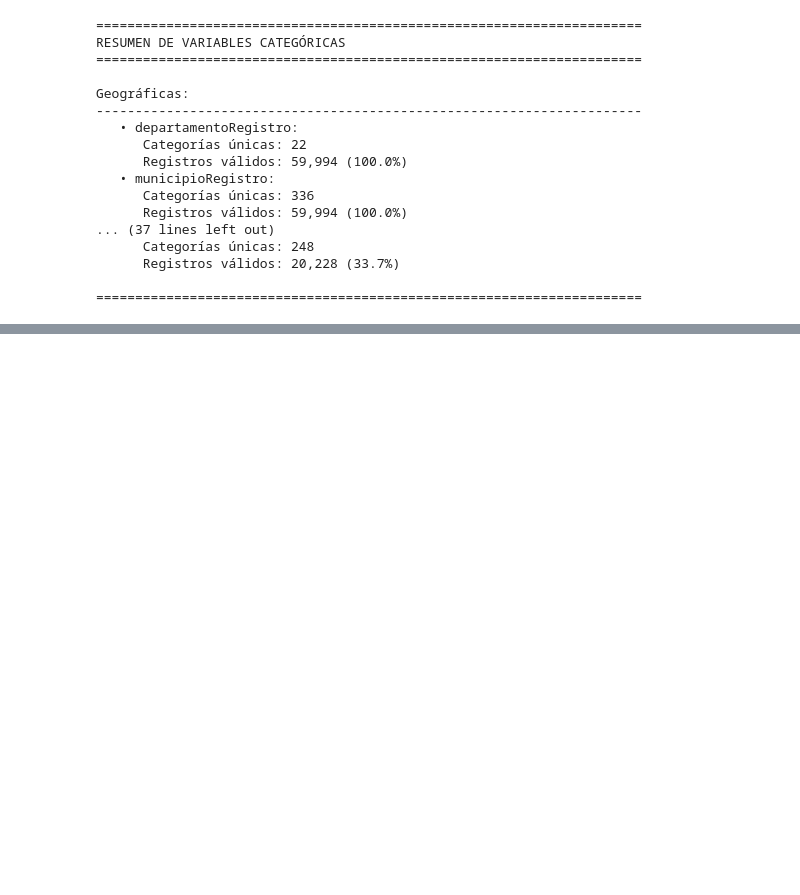
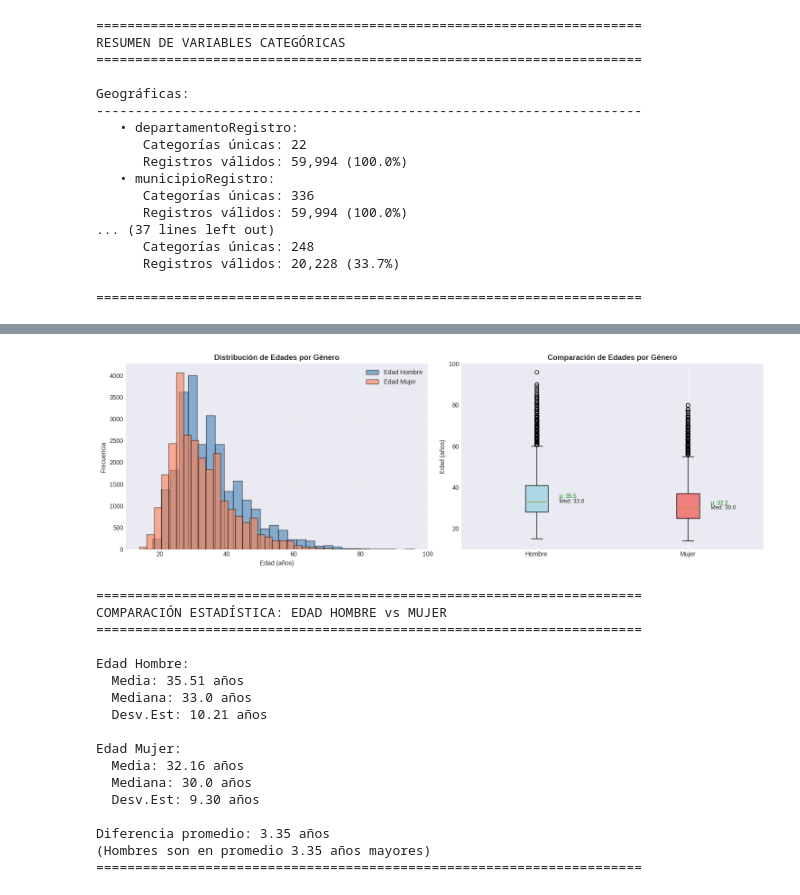
Before and after one commit to Tunchxz/CC3074-Proyecto-1, a Jupyter notebook: proyecto-1.ipynb, the cells around one changed output, grey strips where cells are left out. Saved outputs shown, nothing was run; the diff lists cells and outputs as text; code cells hidden in the pictures; blank space fills up the shorter version.

```diff
--- a/proyecto-1.ipynb
+++ b/proyecto-1.ipynb
@@ -1238,0 +1804,73 @@ Geográficas:
+# %%
+# Análisis comparativo de edades entre hombres y mujeres
+fig, axes = plt.subplots(1, 2, figsize=(15, 5))
+
+# Histograma comparativo
+axes[0].hist(df_limpio['edadHombre'].dropna(), bins=30, alpha=0.6,
+            label='Edad Hombre', color='steelblue', edgecolor='black')
+axes[0].hist(df_limpio['edadMujer'].dropna(), bins=30, alpha=0.6,
+            label='Edad Mujer', color='coral', edgecolor='black')
+axes[0].set_xlabel('Edad (años)')
+axes[0].set_ylabel('Frecuencia')
+axes[0].set_title('Distribución de Edades por Género', fontweight='bold')
+axes[0].legend()
+axes[0].grid(True, alpha=0.3)
+
+# Boxplot comparativo
+data_edades = [df_limpio['edadHombre'].dropna(), df_limpio['edadMujer'].dropna()]
+bp = axes[1].boxplot(data_edades, labels=['Hombre', 'Mujer'], patch_artist=True)
+bp['boxes'][0].set_facecolor('lightblue')
+bp['boxes'][1].set_facecolor('lightcoral')
+axes[1].set_ylabel('Edad (años)')
+axes[1].set_title('Comparación de Edades por Género', fontweight='bold')
+axes[1].grid(True, alpha=0.3, axis='y')
+
+# Agregar estadísticos
+for i, (label, data) in enumerate(zip(['Hombre', 'Mujer'], data_edades)):
+    median = data.median()
+    mean = data.mean()
+    axes[1].text(i+1.15, median, f'Med: {median:.1f}', fontsize=9, va='center')
+    axes[1].text(i+1.15, mean, f'μ: {mean:.1f}', fontsize=9, va='center', color='green')
+
+plt.tight_layout()
+plt.show()
+
+# Estadísticos comparativos
+print("\n" + "="*70)
+print("COMPARACIÓN ESTADÍSTICA: EDAD HOMBRE vs MUJER")
+print("="*70)
+edad_h = df_limpio['edadHombre'].dropna()
+edad_m = df_limpio['edadMujer'].dropna()
+
+print("\nEdad Hombre:")
+print(f"  Media: {edad_h.mean():.2f} años")
+print(f"  Mediana: {edad_h.median():.1f} años")
+print(f"  Desv.Est: {edad_h.std():.2f} años")
+
+print("\nEdad Mujer:")
+print(f"  Media: {edad_m.mean():.2f} años")
+print(f"  Mediana: {edad_m.median():.1f} años")
+print(f"  Desv.Est: {edad_m.std():.2f} años")
+
+print(f"\nDiferencia promedio: {edad_h.mean() - edad_m.mean():.2f} años")
+print(f"(Hombres son en promedio {abs(edad_h.mean() - edad_m.mean()):.2f} años {'mayores' if edad_h.mean() > edad_m.mean() else 'menores'})")
+print("="*70)
+# %% [output]
+[figure, added]
+======================================================================
+COMPARACIÓN ESTADÍSTICA: EDAD HOMBRE vs MUJER
+======================================================================
+
+Edad Hombre:
+  Media: 35.51 años
+  Mediana: 33.0 años
+  Desv.Est: 10.21 años
+
+Edad Mujer:
+  Media: 32.16 años
+  Mediana: 30.0 años
+  Desv.Est: 9.30 años
+
+Diferencia promedio: 3.35 años
+(Hombres son en promedio 3.35 años mayores)
+======================================================================
```
Also changed, not shown: parts of 18 cells of this notebook.
